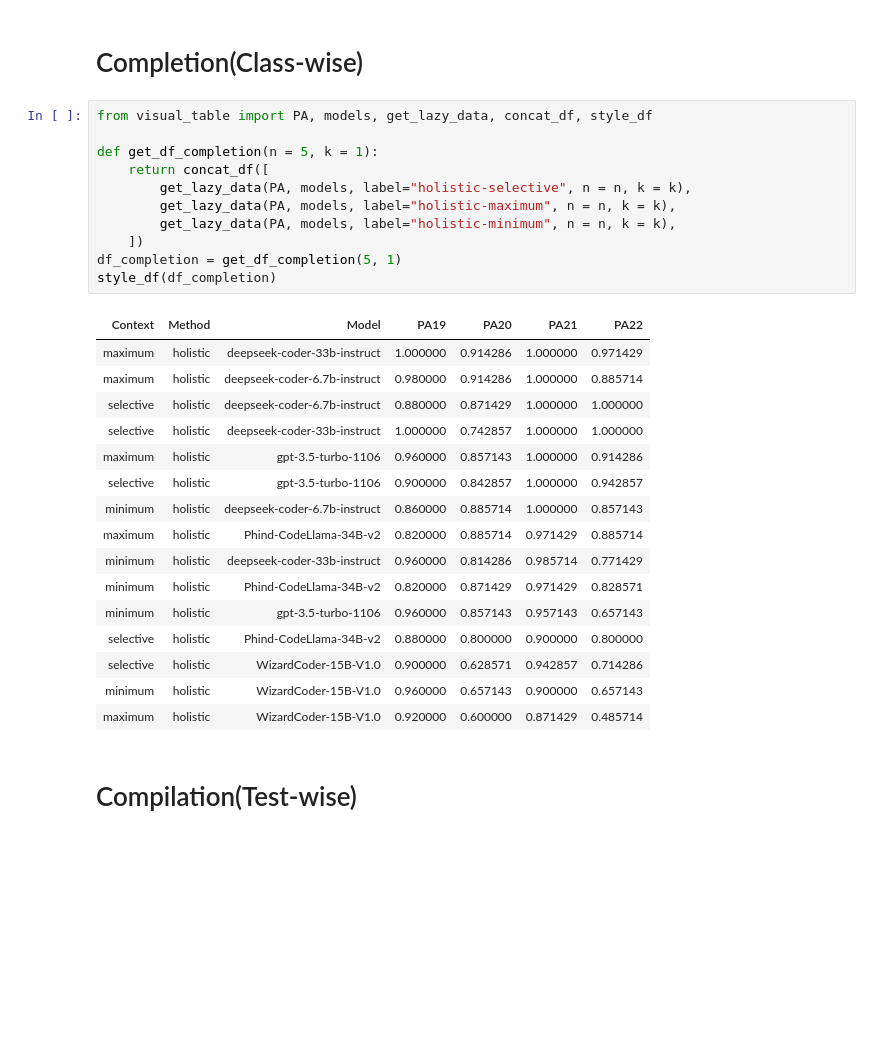
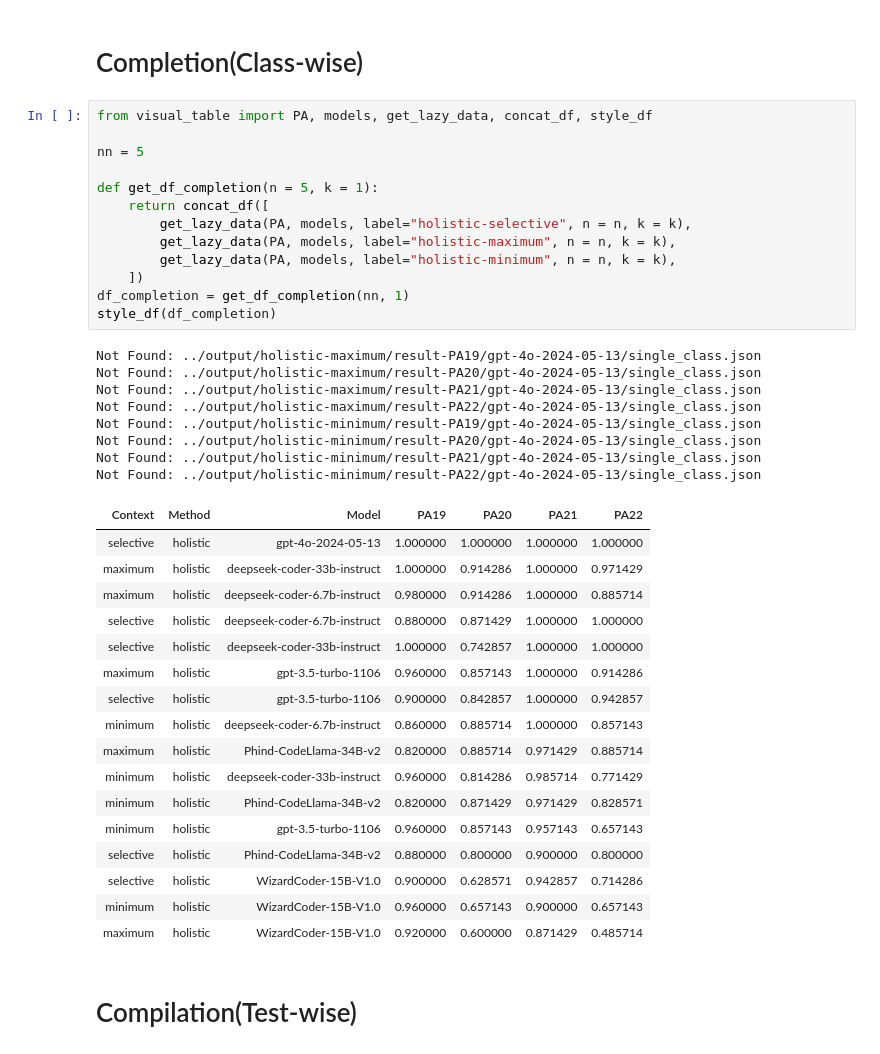
Before and after one commit to AbbasNS/JavaBench, a Jupyter notebook: paper_plot/visual_table_context.ipynb, the cells around one changed output. Cells and saved outputs as stored; diff of their text form; blank space fills up the shorter version.

```diff
--- a/paper_plot/visual_table_context.ipynb
+++ b/paper_plot/visual_table_context.ipynb
@@ -2,17 +2,28 @@
 # Completion(Class-wise)
 # %%
 from visual_table import PA, models, get_lazy_data, concat_df, style_df
+
+nn = 5
 
 def get_df_completion(n = 5, k = 1):
     return concat_df([
         get_lazy_data(PA, models, label="holistic-selective", n = n, k = k),
         get_lazy_data(PA, models, label="holistic-maximum", n = n, k = k),
         get_lazy_data(PA, models, label="holistic-minimum", n = n, k = k),
     ])
-df_completion = get_df_completion(5, 1)
+df_completion = get_df_completion(nn, 1)
 style_df(df_completion)
 # %% [output]
+Not Found: ../output/holistic-maximum/result-PA19/gpt-4o-2024-05-13/single_class.json
+Not Found: ../output/holistic-maximum/result-PA20/gpt-4o-2024-05-13/single_class.json
+Not Found: ../output/holistic-maximum/result-PA21/gpt-4o-2024-05-13/single_class.json
+Not Found: ../output/holistic-maximum/result-PA22/gpt-4o-2024-05-13/single_class.json
+Not Found: ../output/holistic-minimum/result-PA19/gpt-4o-2024-05-13/single_class.json
+Not Found: ../output/holistic-minimum/result-PA20/gpt-4o-2024-05-13/single_class.json
+Not Found: ../output/holistic-minimum/result-PA21/gpt-4o-2024-05-13/single_class.json
+Not Found: ../output/holistic-minimum/result-PA22/gpt-4o-2024-05-13/single_class.json
 | Context | Method | Model | PA19 | PA20 | PA21 | PA22 |
+| selective | holistic | gpt-4o-2024-05-13 | 1.000000 | 1.000000 | 1.000000 | 1.000000 |
 | maximum | holistic | deepseek-coder-33b-instruct | 1.000000 | 0.914286 | 1.000000 | 0.971429 |
 | maximum | holistic | deepseek-coder-6.7b-instruct | 0.980000 | 0.914286 | 1.000000 | 0.885714 |
 | selective | holistic | deepseek-coder-6.7b-instruct | 0.880000 | 0.871429 | 1.000000 | 1.000000 |
```
Also changed, not shown: parts of 6 cells of this notebook, 18 other files.
